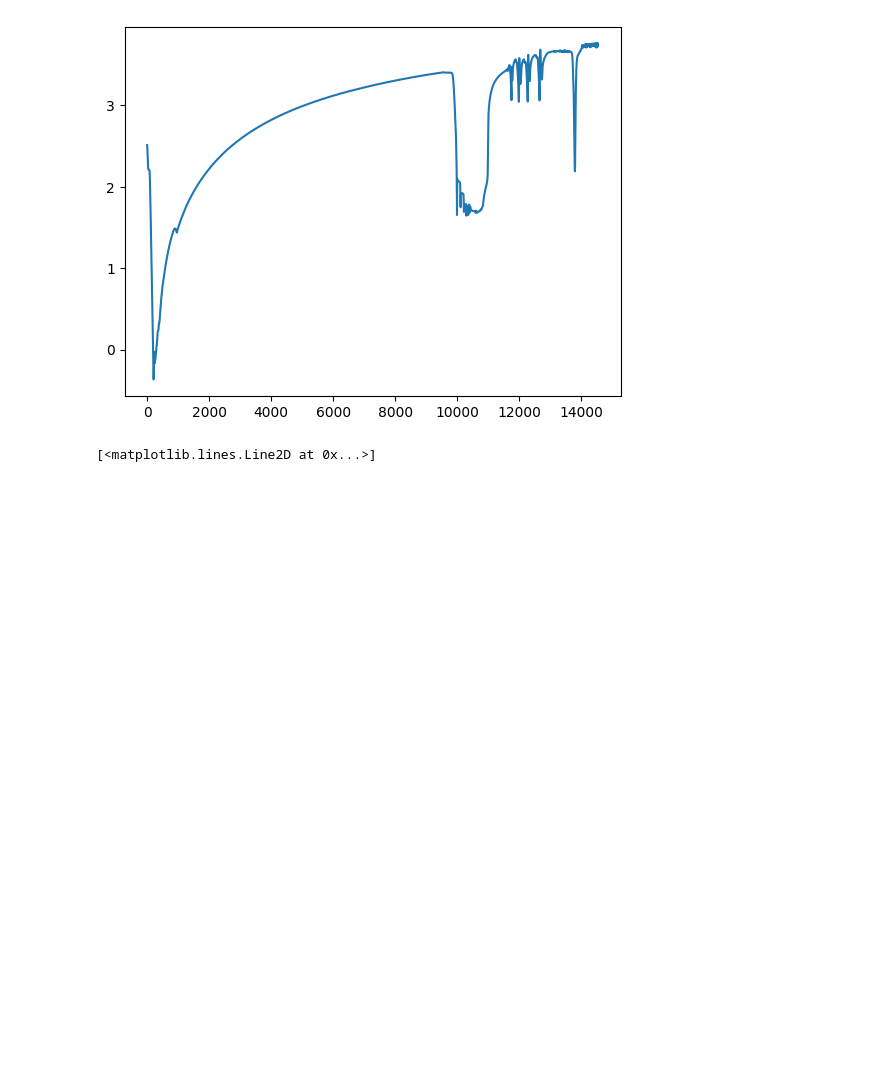
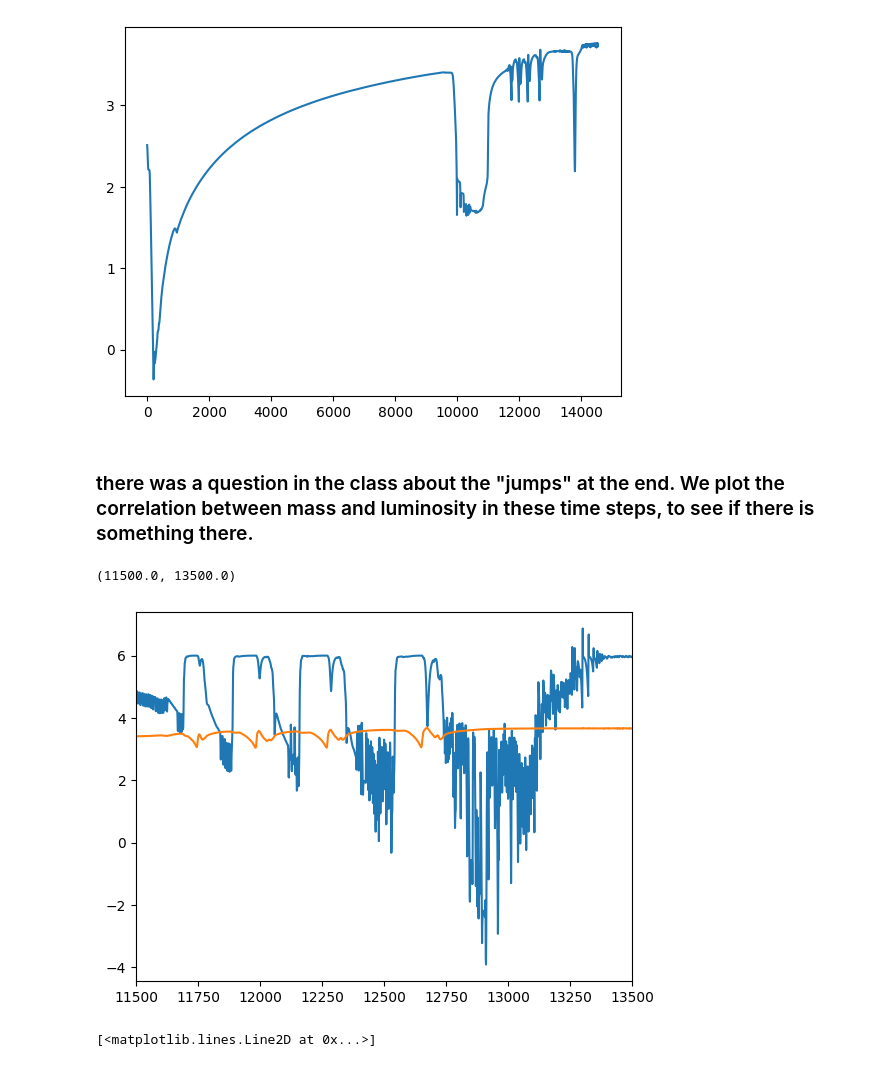
Before and after one commit to ivanzmilic/taipss, a Jupyter notebook: handson/handson8_models.ipynb, the cells around one changed output. Cells and saved outputs as stored; diff of their text form; code cells hidden in the pictures; blank space fills up the shorter version.

```diff
--- a/handson/handson8_models.ipynb
+++ b/handson/handson8_models.ipynb
@@ -88,6 +87,15 @@ plt.plot(log_L)
 # %% [output]
 [<matplotlib.lines.Line2D at 0x...>]
 [figure]
+# %% [markdown]
+### there was a question in the class about the "jumps" at the end. We plot the correlation between mass and luminosity in these time steps, to see if there is something there.
+# %%
+plt.plot(np.gradient(star_mass)*10000 + 6)
+plt.plot(log_L)
+plt.xlim([11500,13500])
+# %% [output]
+(11500.0, 13500.0)
+[figure, added]
 # %%
 log_R = hf['log_R']
 # %%
```
Also changed, not shown: parts of 4 cells of this notebook.
